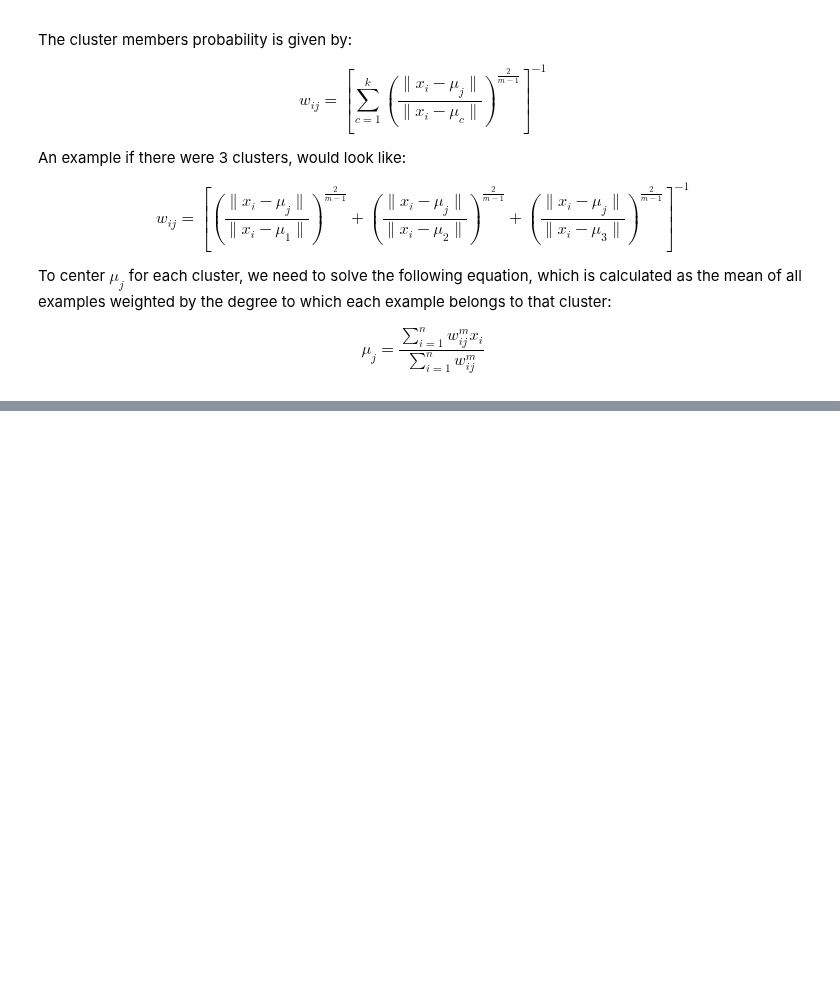
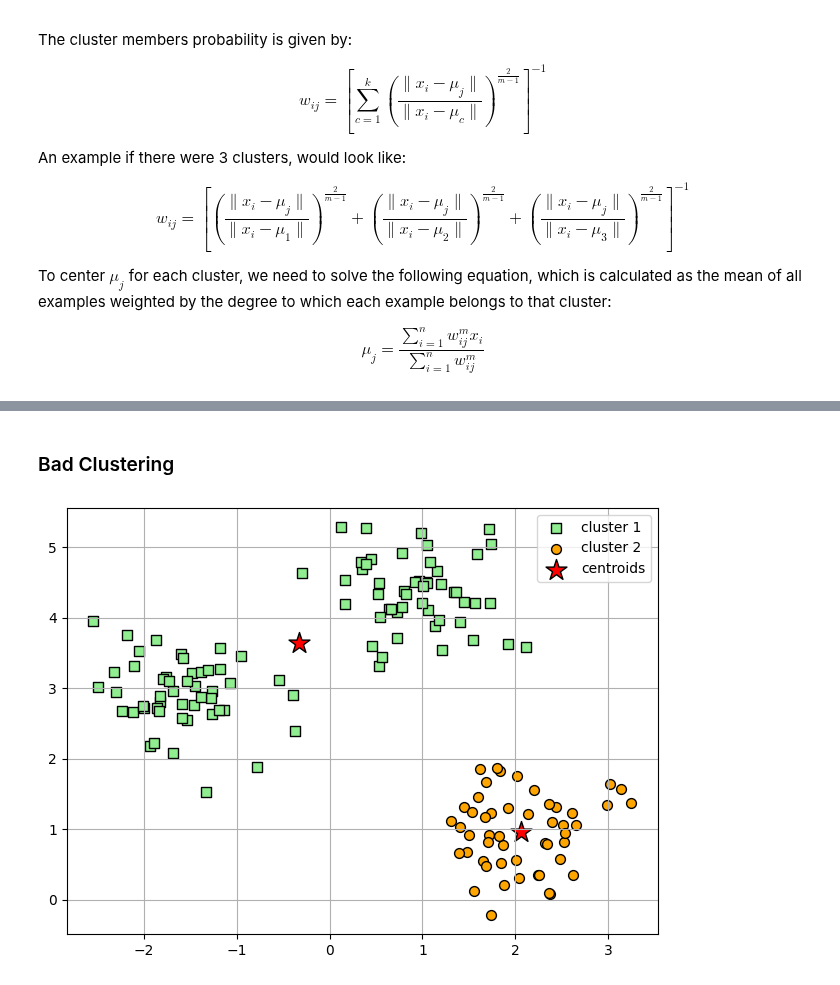
Before and after one commit to heyskylark/python-machine-learning, a Jupyter notebook: notebooks/unsupervised/clusteringAnalysis.ipynb, the cells around one changed output, grey strips where cells are left out. Drawn from its saved outputs; the diff is of its cells as text; code cells hidden in the pictures; blank space fills up the shorter version.

```diff
--- a/notebooks/unsupervised/clusteringAnalysis.ipynb
+++ b/notebooks/unsupervised/clusteringAnalysis.ipynb
@@ -103,0 +182,20 @@ $$
+# %% [markdown]
+### Bad Clustering
+# %%
+km = KMeans(n_clusters=2,
+    init='k-means++',
+    n_init=10,
+    max_iter=300,
+    tol=1e-04,
+    random_state=0)
+
+y_km = km.fit_predict(X)
+
+plt.scatter(X[y_km == 0, 0], X[y_km == 0, 1], s=50, c='lightgreen', marker='s', edgecolor='black', label='cluster 1')
+plt.scatter(X[y_km == 1, 0], X[y_km == 1, 1], s=50, c='orange', marker='o', edgecolor='black', label='cluster 2')
+plt.scatter(km.cluster_centers_[:, 0], km.cluster_centers_[:, 1], s=250, c='red', marker='*', edgecolor='black', label='centroids')
+plt.legend(scatterpoints=1)
+plt.grid()
+plt.tight_layout()
+# %% [output]
+[figure, added]
```
Also changed, not shown: parts of 10 cells of this notebook.
